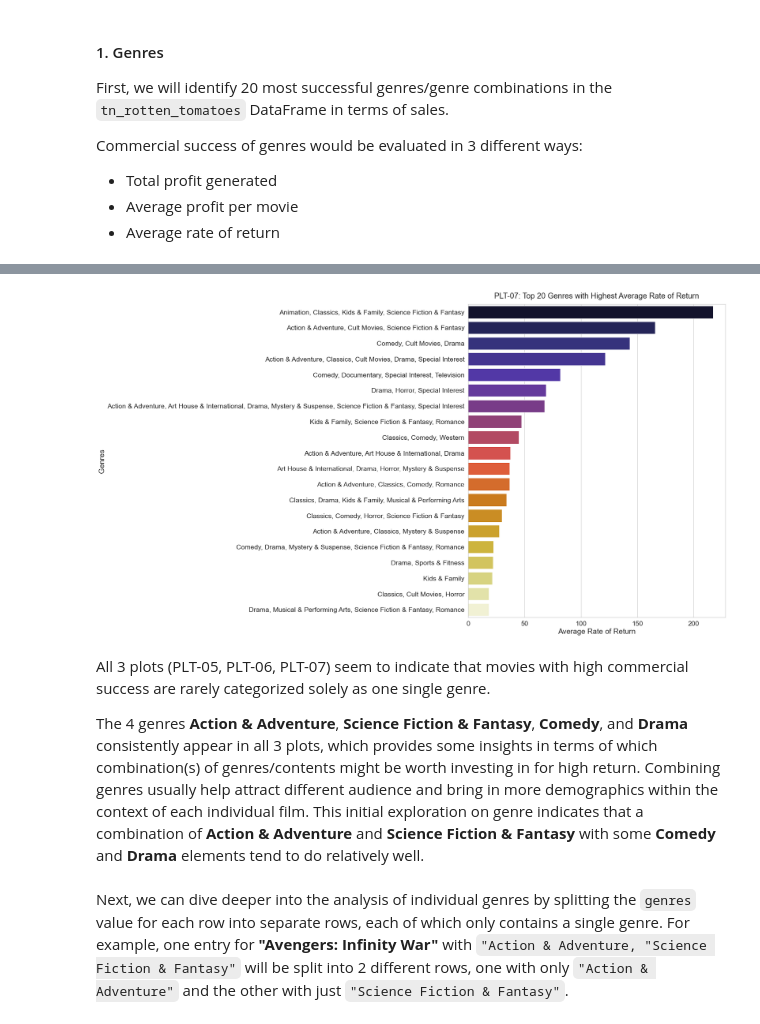
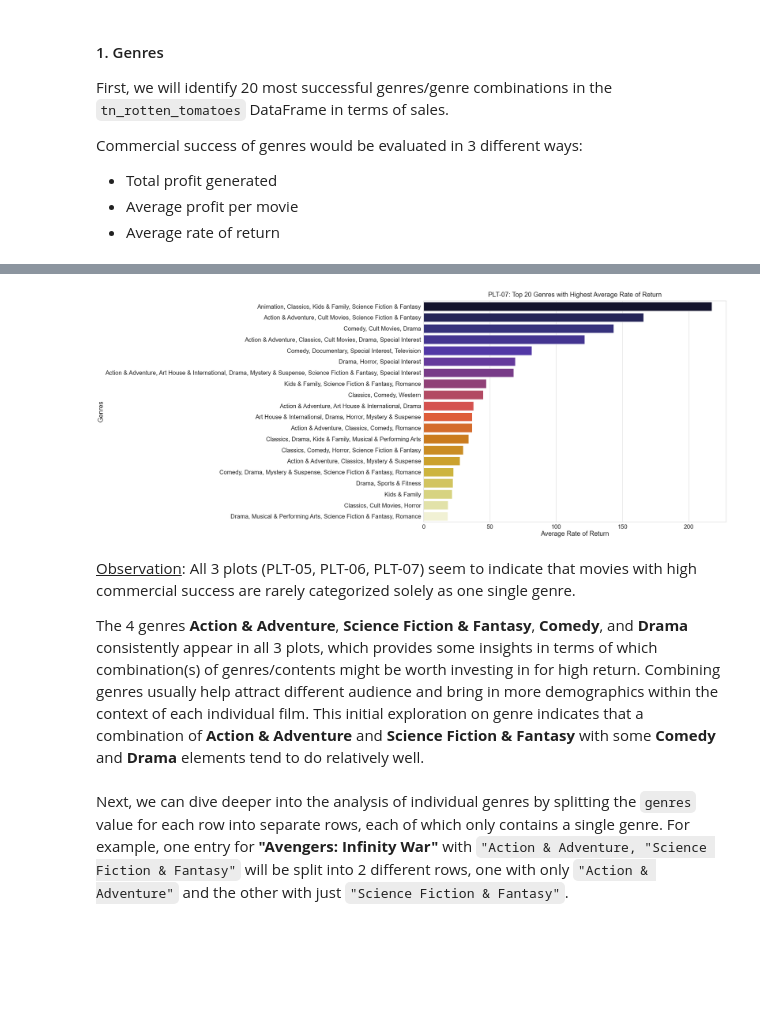
Before and after one commit to chibui191/110920-Project-P1-Movie-Analysis, a Jupyter notebook: dsc-phase1-project-movie-exploratory-analysis.ipynb, the cells around one changed output, grey strips where cells are left out. Saved outputs shown, nothing was run; the diff lists cells and outputs as text; code cells hidden in the pictures; blank space fills up the shorter version.

```diff
--- a/dsc-phase1-project-movie-exploratory-analysis.ipynb
+++ b/dsc-phase1-project-movie-exploratory-analysis.ipynb
@@ -388,21 +398,20 @@ plt.show();
 top20genres_avgror = tn_rotten_tomatoes.groupby(by='genres').rate_of_return.mean().sort_values(ascending=False)[:20]
 # %%
 # Bar Plot - Top 20 Genres with Highest Average Rate of Return
-sns.set(style="whitegrid",
-        font_scale=1.6)
-fig, ax = plt.subplots(figsize=(12, 15))
+sns.set(style="whitegrid", font_scale=2)
+fig, ax = plt.subplots(figsize=(20, 15))
 ax = sns.barplot(x=top20genres_avgror,
                  y=top20genres_avgror.index,
                  palette='CMRmap')
 ax.set(xlabel='Average Rate of Return',
        ylabel='Genres')
-ax.set_title('PLT-07: Top 20 Genres with Highest Average Rate of Return', pad=15, fontsize=20)
-
+ax.set_title('PLT-07: Top 20 Genres with Highest Average Rate of Return', pad=15)
+plt.savefig("images/plt-07.png", bbox_inches='tight')
 plt.show();
 # %% [output]
-[figure, old version]
+[figure, new version]
 # %% [markdown]
-All 3 plots (PLT-05, PLT-06, PLT-07) seem to indicate that movies with high commercial success are rarely categorized solely as one single genre.
+<u>Observation</u>: All 3 plots (PLT-05, PLT-06, PLT-07) seem to indicate that movies with high commercial success are rarely categorized solely as one single genre.
 
 The 4 genres <b>Action & Adventure</b>, <b>Science Fiction & Fantasy</b>, <b>Comedy</b>, and <b>Drama</b> consistently appear in all 3 plots, which provides some insights in terms of which combination(s) of genres/contents might be worth investing in for high return. Combining genres usually help attract different audience and bring in more demographics within the context of each individual film. This initial exploration on genre indicates that a combination of <b>Action & Adventure</b> and <b>Science Fiction & Fantasy</b> with some <b>Comedy</b> and <b>Drama</b> elements tend to do relatively well.
 # %% [markdown]
```
Also changed, not shown: parts of 50 cells of this notebook, 20 other files.
